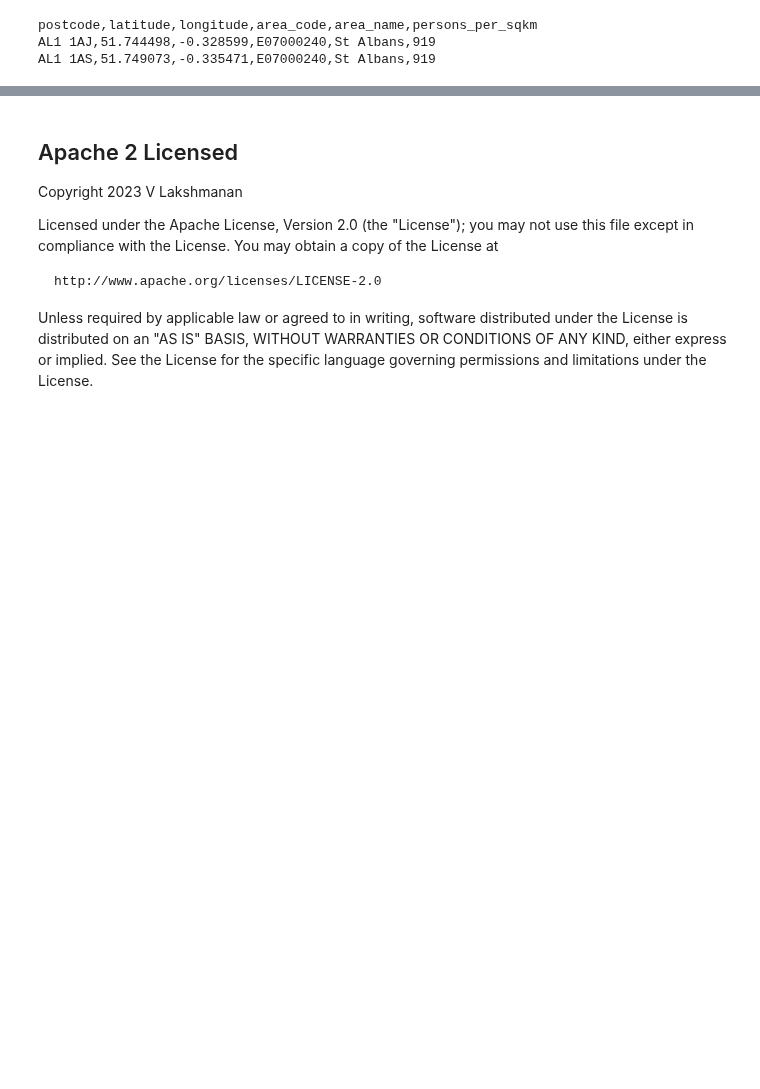
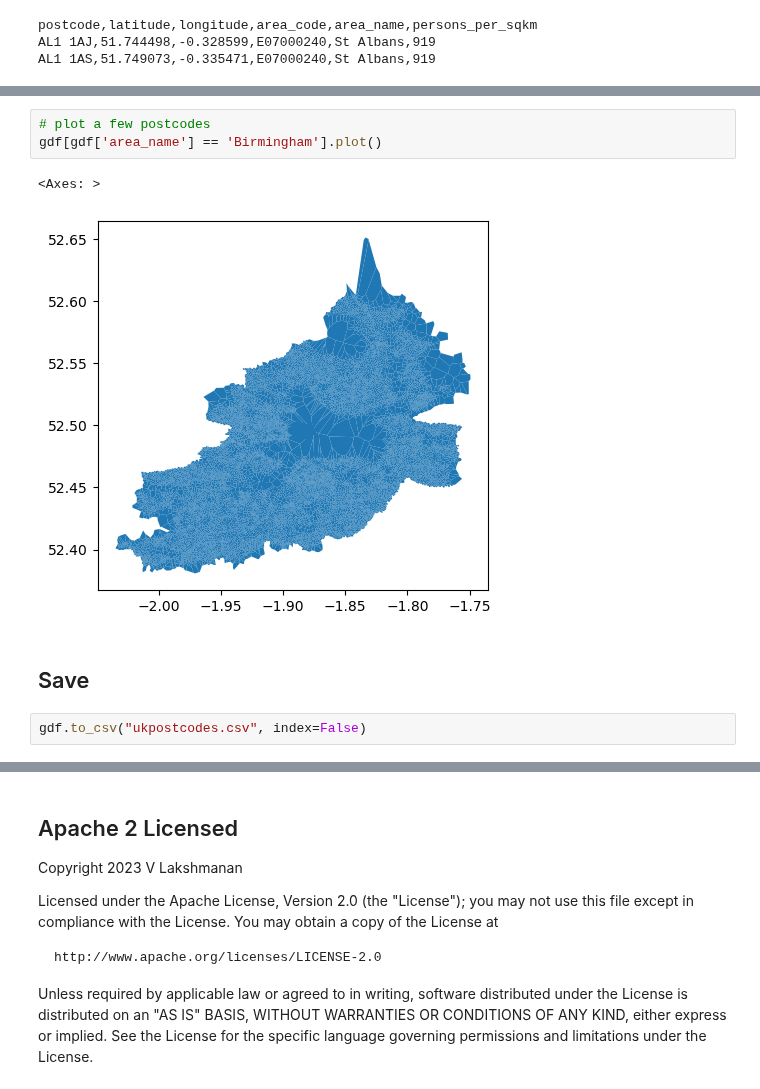
Before and after one commit to lakshmanok/lakblogs, a Jupyter notebook: uk_postcode/uk_postcodes.ipynb, the cells around one changed output, grey strips where cells are left out. Cells and saved outputs as stored; diff of their text form; blank space fills up the shorter version.

```diff
--- a/uk_postcode/uk_postcodes.ipynb
+++ b/uk_postcode/uk_postcodes.ipynb
@@ -343,0 +452,10 @@ AL1 1AS,51.749073,-0.335471,E07000240,St Albans,919
+# %%
+# plot a few postcodes
+gdf[gdf['area_name'] == 'Birmingham'].plot()
+# %% [output]
+<Axes: >
+[figure, added]
+# %% [markdown]
+## Save
+# %%
+gdf.to_csv("ukpostcodes.csv", index=False)
```
Also changed, not shown: parts of 27 cells of this notebook, 1 other file.
